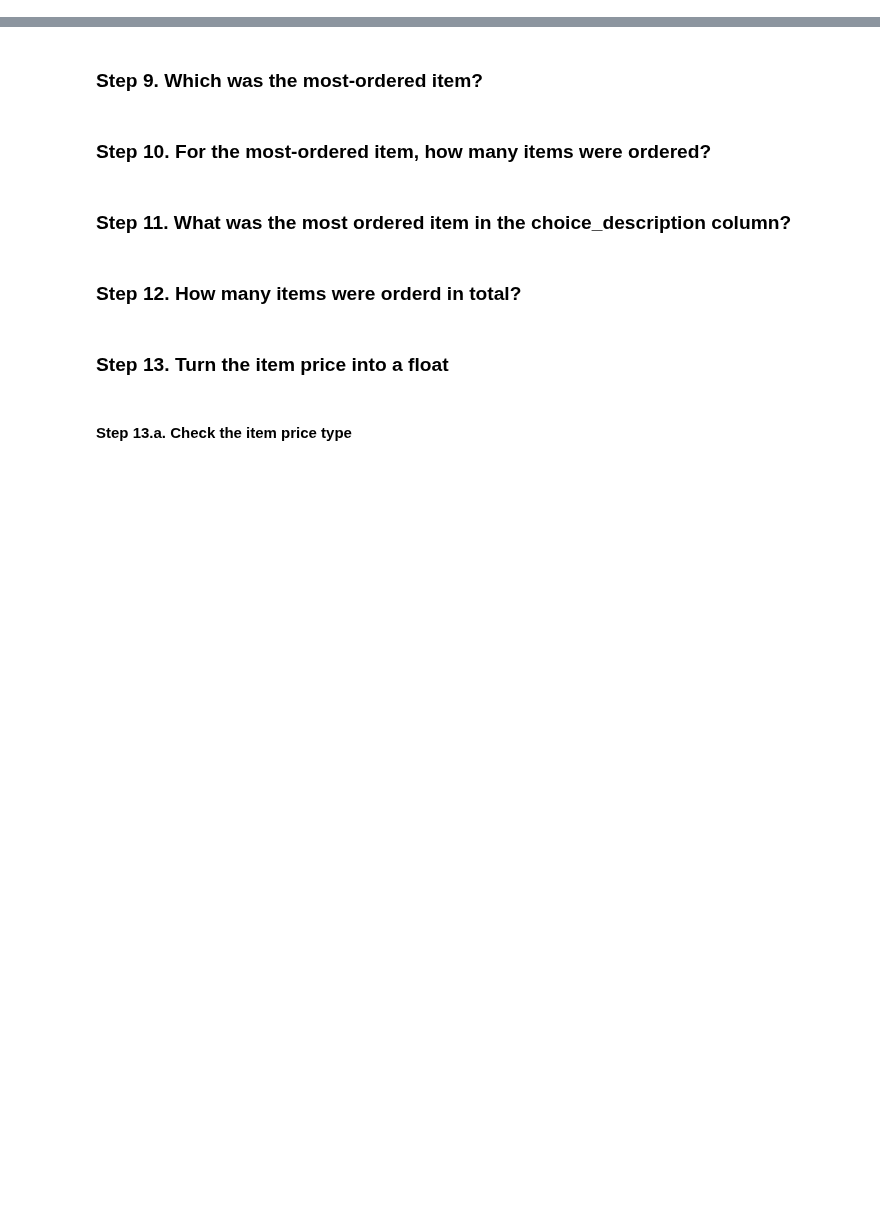
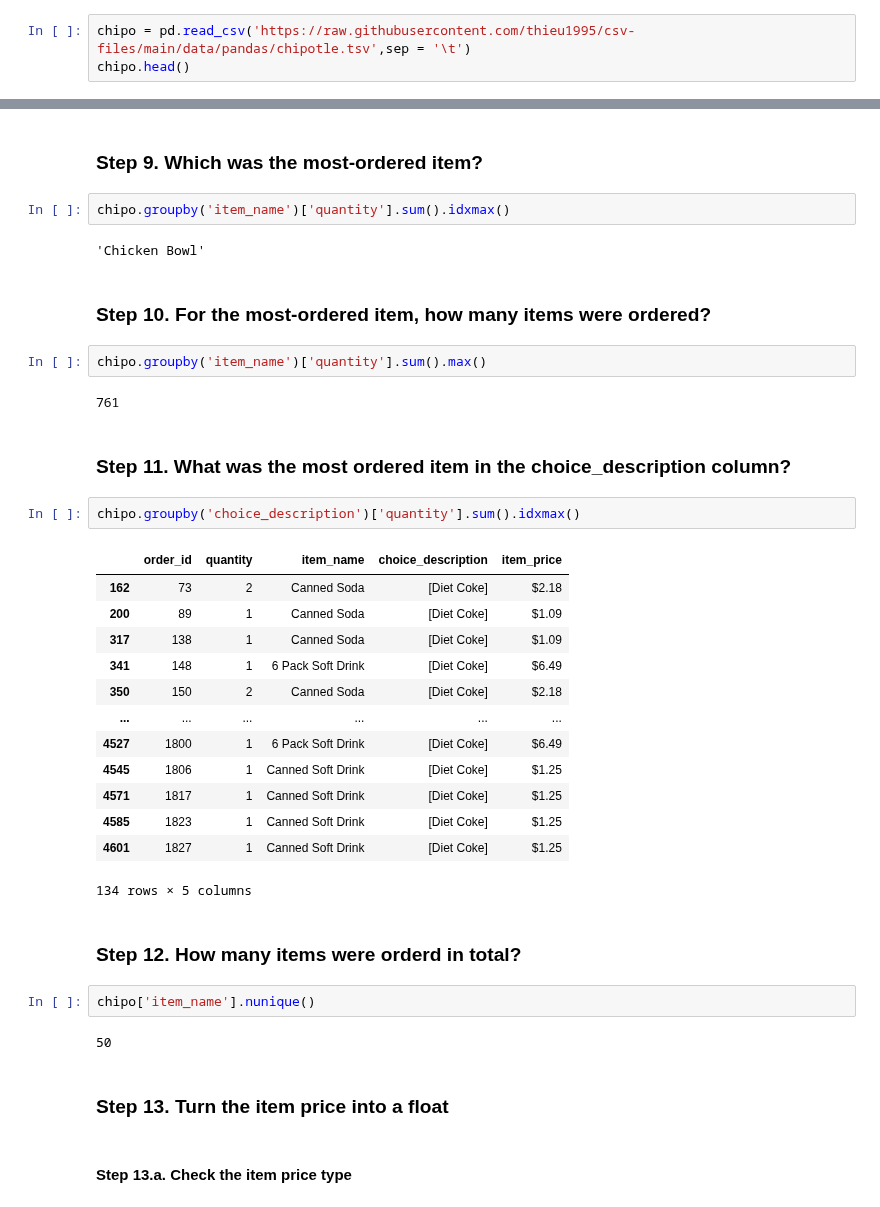
Before and after one commit to Viethoang0803/ph-n-t-ch-d-li-u-v-i-py, a Jupyter notebook: BT_01_1.ipynb, the cells around one changed output, grey strips where cells are left out. Drawn from its saved outputs; the diff is of its cells as text; blank space fills up the shorter version.

```diff
--- a/BT_01_1.ipynb
+++ b/BT_01_1.ipynb
@@ -9,3 +11,6 @@ Special thanks to: https://github.com/justmarkham for sharing the dataset and ma
 ### Step 2. Import the dataset from this [address](https://raw.githubusercontent.com/thieu1995/csv-files/main/data/pandas/chipotle.tsv).
 # %% [markdown]
 ### Step 3. Assign it to a variable called chipo.
+# %%
+chipo = pd.read_csv('https://raw.githubusercontent.com/thieu1995/csv-files/main/data/pandas/chipotle.tsv',sep = '\t')
+chipo.head()
@@ -26,11 +72,39 @@ Special thanks to: https://github.com/justmarkham for sharing the dataset and ma
 # %% [markdown]
 ### Step 9. Which was the most-ordered item?
+# %%
+chipo.groupby('item_name')['quantity'].sum().idxmax()
+# %% [output]
+'Chicken Bowl'
 # %% [markdown]
 ### Step 10. For the most-ordered item, how many items were ordered?
+# %%
+chipo.groupby('item_name')['quantity'].sum().max()
+# %% [output]
+761
 # %% [markdown]
 ### Step 11. What was the most ordered item in the choice_description column?
+# %%
+chipo.groupby('choice_description')['quantity'].sum().idxmax()
+# %% [output]
+|  | order_id | quantity | item_name | choice_description | item_price |
+| 162 | 73 | 2 | Canned Soda | [Diet Coke] | $2.18 |
+| 200 | 89 | 1 | Canned Soda | [Diet Coke] | $1.09 |
+| 317 | 138 | 1 | Canned Soda | [Diet Coke] | $1.09 |
+| 341 | 148 | 1 | 6 Pack Soft Drink | [Diet Coke] | $6.49 |
+| 350 | 150 | 2 | Canned Soda | [Diet Coke] | $2.18 |
+| ... | ... | ... | ... | ... | ... |
+| 4527 | 1800 | 1 | 6 Pack Soft Drink | [Diet Coke] | $6.49 |
+| 4545 | 1806 | 1 | Canned Soft Drink | [Diet Coke] | $1.25 |
+| 4571 | 1817 | 1 | Canned Soft Drink | [Diet Coke] | $1.25 |
+| 4585 | 1823 | 1 | Canned Soft Drink | [Diet Coke] | $1.25 |
+| 4601 | 1827 | 1 | Canned Soft Drink | [Diet Coke] | $1.25 |
+134 rows × 5 columns
 # %% [markdown]
 ### Step 12. How many items were orderd in total?
+# %%
+chipo['item_name'].nunique()
+# %% [output]
+50
 # %% [markdown]
 ### Step 13. Turn the item price into a float
 # %% [markdown]
```
Also changed, not shown: parts of 17 cells of this notebook.
